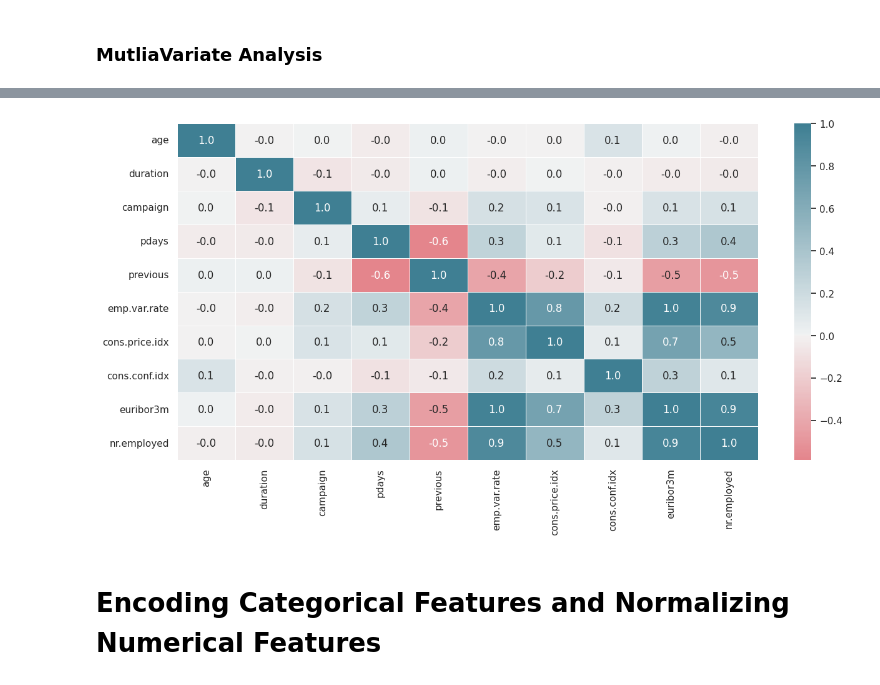
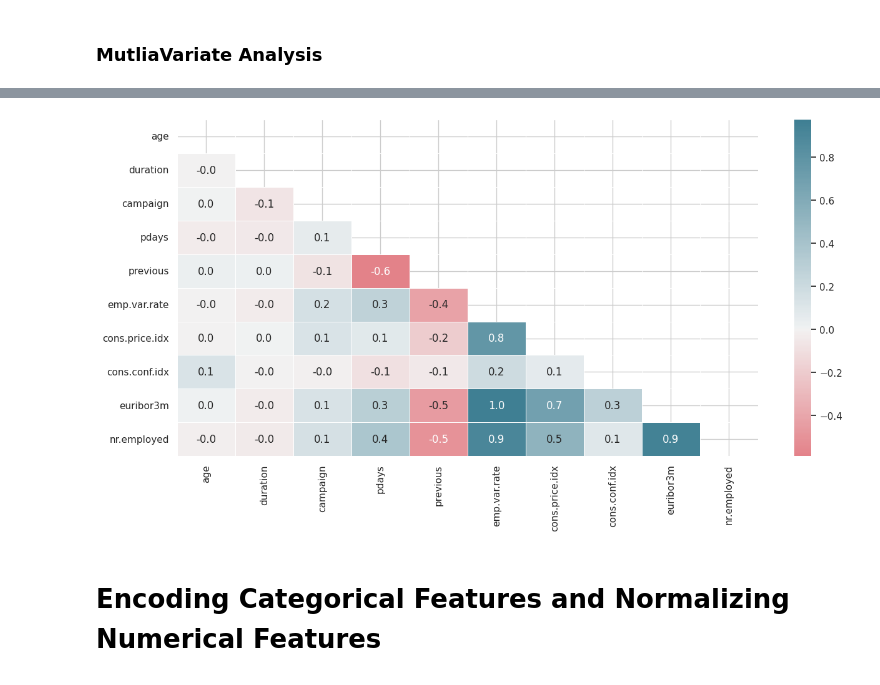
Before and after one commit to P-197-719-971-C/Term_deposite_subscription, a Jupyter notebook: research/Bank_Marketing.ipynb, the cells around one changed output, grey strips where cells are left out. Saved outputs shown, nothing was run; the diff lists cells and outputs as text; code cells hidden in the pictures.

```diff
--- a/research/Bank_Marketing.ipynb
+++ b/research/Bank_Marketing.ipynb
@@ -470,8 +630,9 @@ for col in numeric_features:
 # %%
 plt.figure(figsize = (15, 7))
-ax = sns.heatmap(df.corr(), cmap = sns.diverging_palette( 10, 220, as_cmap=True) ,annot = True, fmt=".1f", linewidths=.5, center = 0)
+mask = np.triu(np.ones_like(df.corr(), dtype=np.bool))
+ax = sns.heatmap(df.corr(), cmap = sns.diverging_palette( 10, 220, as_cmap=True) ,annot = True, fmt=".1f", linewidths=.5, center = 0, mask = mask)
 # %% [output]
-[figure, old version]
+[figure, new version]
 # %% [markdown]
 # Encoding Categorical Features and Normalizing Numerical Features
 # %%
```
Also changed, not shown: parts of 83 cells of this notebook, 6 other files.
